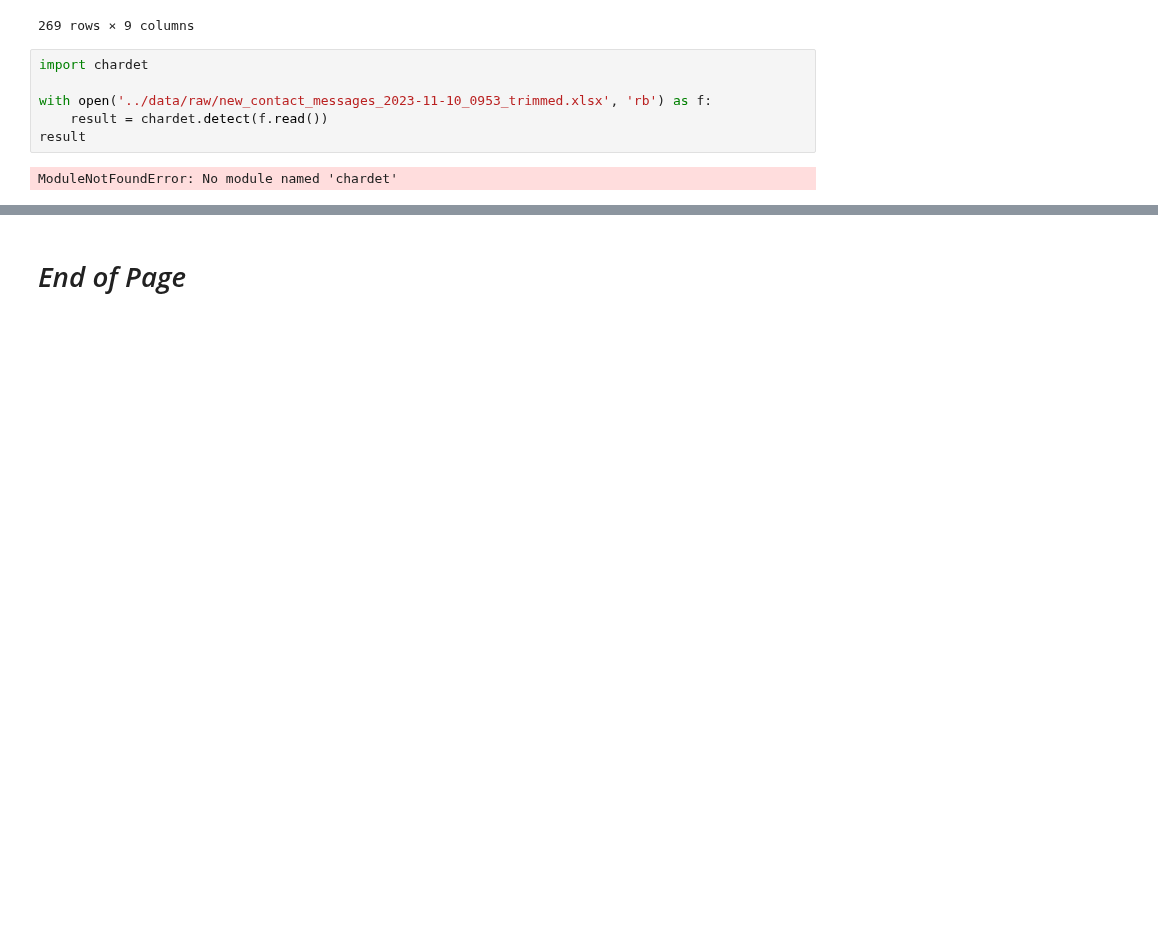
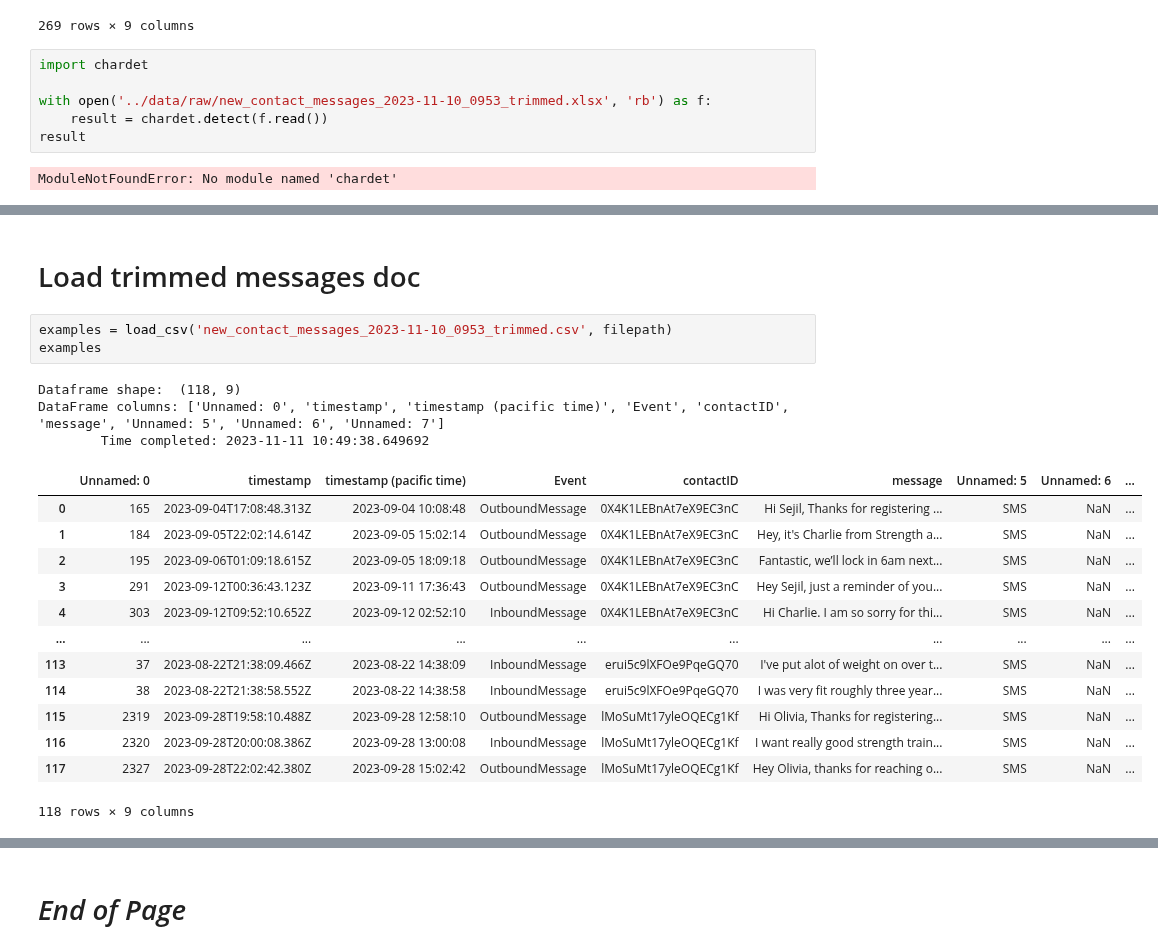
Before and after one commit to silvhua/crm-chatbot, a Jupyter notebook: notebooks/2023-10-21 create SAM Lab RAG docs.ipynb, the cells around one changed output, grey strips where cells are left out. Drawn from its saved outputs; the diff is of its cells as text; blank space fills up the shorter version.

```diff
--- a/notebooks/2023-10-21 create SAM Lab RAG docs.ipynb
+++ b/notebooks/2023-10-21 create SAM Lab RAG docs.ipynb
@@ -495,0 +518,22 @@ ModuleNotFoundError: No module named 'chardet'
+# %% [markdown]
+# Load trimmed messages doc
+# %%
+examples = load_csv('new_contact_messages_2023-11-10_0953_trimmed.csv', filepath)
+examples
+# %% [output]
+Dataframe shape:  (118, 9)
+DataFrame columns: ['Unnamed: 0', 'timestamp', 'timestamp (pacific time)', 'Event', 'contactID', 'message', 'Unnamed: 5', 'Unnamed: 6', 'Unnamed: 7']
+        Time completed: 2023-11-11 10:49:38.649692
+|  | Unnamed: 0 | timestamp | timestamp (pacific time) | Event | contactID | message | Unnamed: 5 | Unnamed: 6 | ... |
+| 0 | 165 | 2023-09-04T17:08:48.313Z | 2023-09-04 10:08:48 | OutboundMessage | 0X4K1LEBnAt7eX9EC3nC | Hi Sejil, Thanks for registering ... | SMS | NaN | ... |
+| 1 | 184 | 2023-09-05T22:02:14.614Z | 2023-09-05 15:02:14 | OutboundMessage | 0X4K1LEBnAt7eX9EC3nC | Hey, it's Charlie from Strength a... | SMS | NaN | ... |
+| 2 | 195 | 2023-09-06T01:09:18.615Z | 2023-09-05 18:09:18 | OutboundMessage | 0X4K1LEBnAt7eX9EC3nC | Fantastic, we’ll lock in 6am next... | SMS | NaN | ... |
+| 3 | 291 | 2023-09-12T00:36:43.123Z | 2023-09-11 17:36:43 | OutboundMessage | 0X4K1LEBnAt7eX9EC3nC | Hey Sejil, just a reminder of you... | SMS | NaN | ... |
+| 4 | 303 | 2023-09-12T09:52:10.652Z | 2023-09-12 02:52:10 | InboundMessage | 0X4K1LEBnAt7eX9EC3nC | Hi Charlie. I am so sorry for thi... | SMS | NaN | ... |
+| ... | ... | ... | ... | ... | ... | ... | ... | ... | ... |
+| 113 | 37 | 2023-08-22T21:38:09.466Z | 2023-08-22 14:38:09 | InboundMessage | erui5c9lXFOe9PqeGQ70 | I've put alot of weight on over t... | SMS | NaN | ... |
+| 114 | 38 | 2023-08-22T21:38:58.552Z | 2023-08-22 14:38:58 | InboundMessage | erui5c9lXFOe9PqeGQ70 | I was very fit roughly three year... | SMS | NaN | ... |
+| 115 | 2319 | 2023-09-28T19:58:10.488Z | 2023-09-28 12:58:10 | OutboundMessage | lMoSuMt17yleOQECg1Kf | Hi Olivia, Thanks for registering... | SMS | NaN | ... |
+| 116 | 2320 | 2023-09-28T20:00:08.386Z | 2023-09-28 13:00:08 | InboundMessage | lMoSuMt17yleOQECg1Kf | I want really good strength train... | SMS | NaN | ... |
+| 117 | 2327 | 2023-09-28T22:02:42.380Z | 2023-09-28 15:02:42 | OutboundMessage | lMoSuMt17yleOQECg1Kf | Hey Olivia, thanks for reaching o... | SMS | NaN | ... |
+118 rows × 9 columns
```
Also changed, not shown: parts of 5 cells of this notebook.
